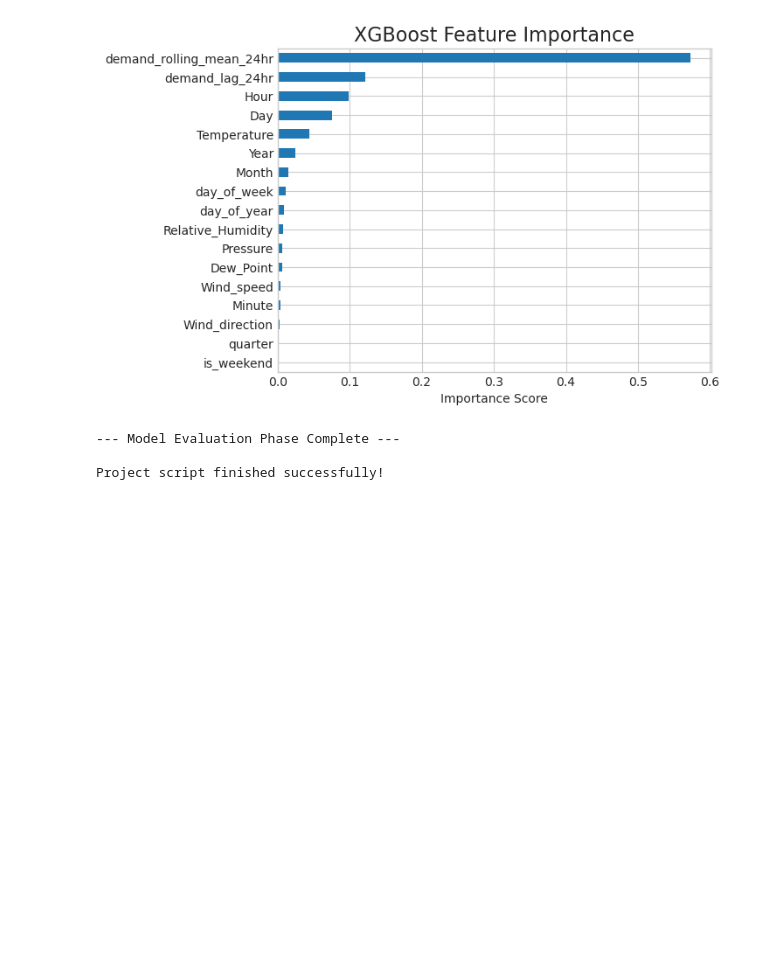
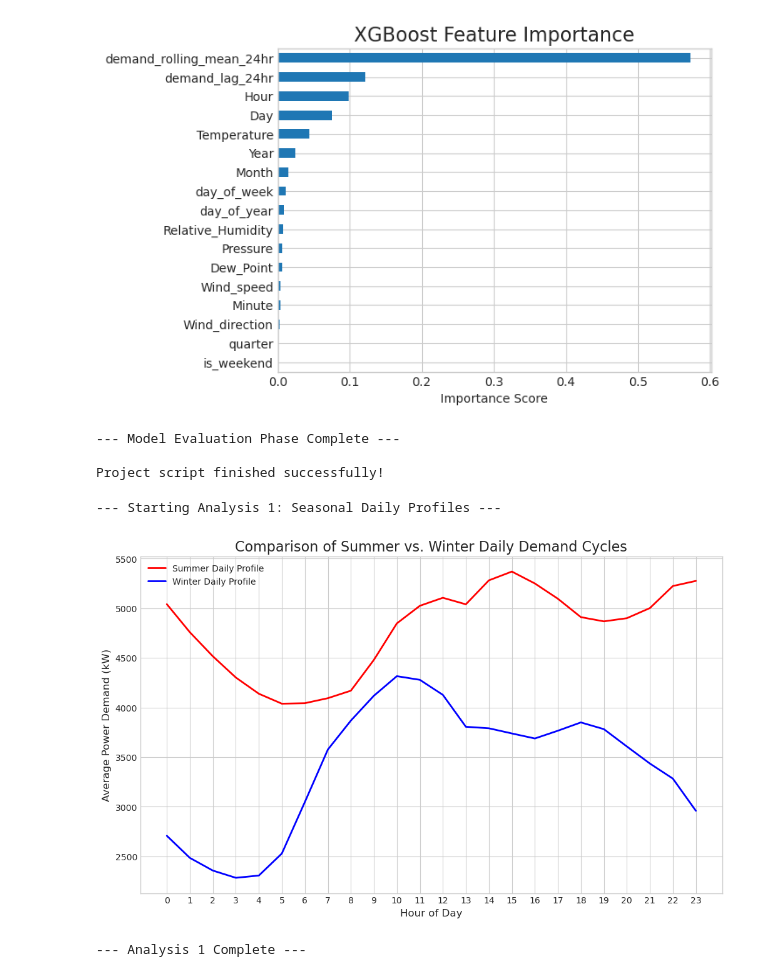
Before and after one commit to Srindot/NCR_Energy_Consumption_Pattern, a Jupyter notebook: Energy_distribution.ipynb, the cells around one changed output. Cells and saved outputs as stored; diff of their text form; code cells hidden in the pictures; blank space fills up the shorter version.

```diff
--- a/Energy_distribution.ipynb
+++ b/Energy_distribution.ipynb
@@ -312,3 +312,53 @@ Displaying feature importance from the XGBoost model...
 --- Model Evaluation Phase Complete ---
 
 Project script finished successfully!
+# %%
+# --- The Fix is Here: Data Loading and Preprocessing ---
+try:
+    # 1. Load the data
+    df = pd.read_csv('Data/EST_Project_5min_Dataset.csv')
+
+    # 2. **CRITICAL FIX**: Convert the 'Date_Time' column from text to a real datetime object.
+    #    The format='%d-%m-%Y %H:%M' tells pandas how to read your specific date format.
+    df['Date_Time'] = pd.to_datetime(df['Date_Time'], format='%d-%m-%Y %H:%M')
+
+    # 3. Set this new, proper datetime column as the index.
+    df.set_index('Date_Time', inplace=True)
+
+except FileNotFoundError:
+    print("Error: Could not find the CSV file. Please check the path.")
+    exit()
+# --- End of Fix ---
+
+
+print("--- Starting Analysis 1: Seasonal Daily Profiles ---")
+
+# Define seasons
+# Summer: June, July, August
+# Winter: December, January, February
+# This code will now work because df.index is a DatetimeIndex
+summer_df = df[df.index.month.isin([6, 7, 8])]
+winter_df = df[df.index.month.isin([12, 1, 2])]
+
+# Calculate the average demand for each hour of the day for each season
+summer_daily_profile = summer_df.groupby(summer_df.index.hour)['Power_Demand'].mean()
+winter_daily_profile = winter_df.groupby(winter_df.index.hour)['Power_Demand'].mean()
+
+# Plot the comparison
+plt.figure(figsize=(12, 7))
+plt.plot(summer_daily_profile.index, summer_daily_profile.values, label='Summer Daily Profile', color='red', linewidth=2)
+plt.plot(winter_daily_profile.index, winter_daily_profile.values, label='Winter Daily Profile', color='blue', linewidth=2)
+
+plt.title('Comparison of Summer vs. Winter Daily Demand Cycles', fontsize=16)
+plt.xlabel('Hour of Day', fontsize=12)
+plt.ylabel('Average Power Demand (kW)', fontsize=12)
+plt.xticks(range(0, 24))
+plt.legend()
+plt.grid(True)
+plt.show()
+
+print("--- Analysis 1 Complete ---\n")
+# %% [output]
+--- Starting Analysis 1: Seasonal Daily Profiles ---
+[figure, added]
+--- Analysis 1 Complete ---
```
